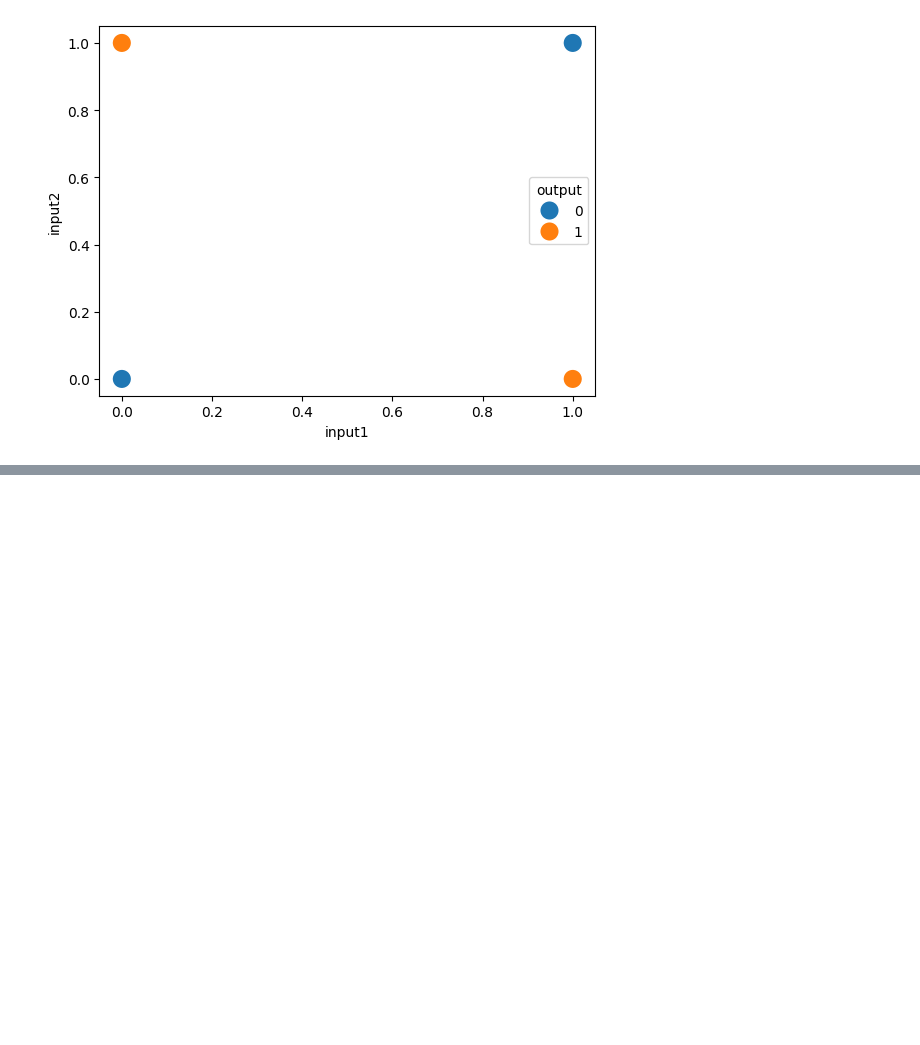
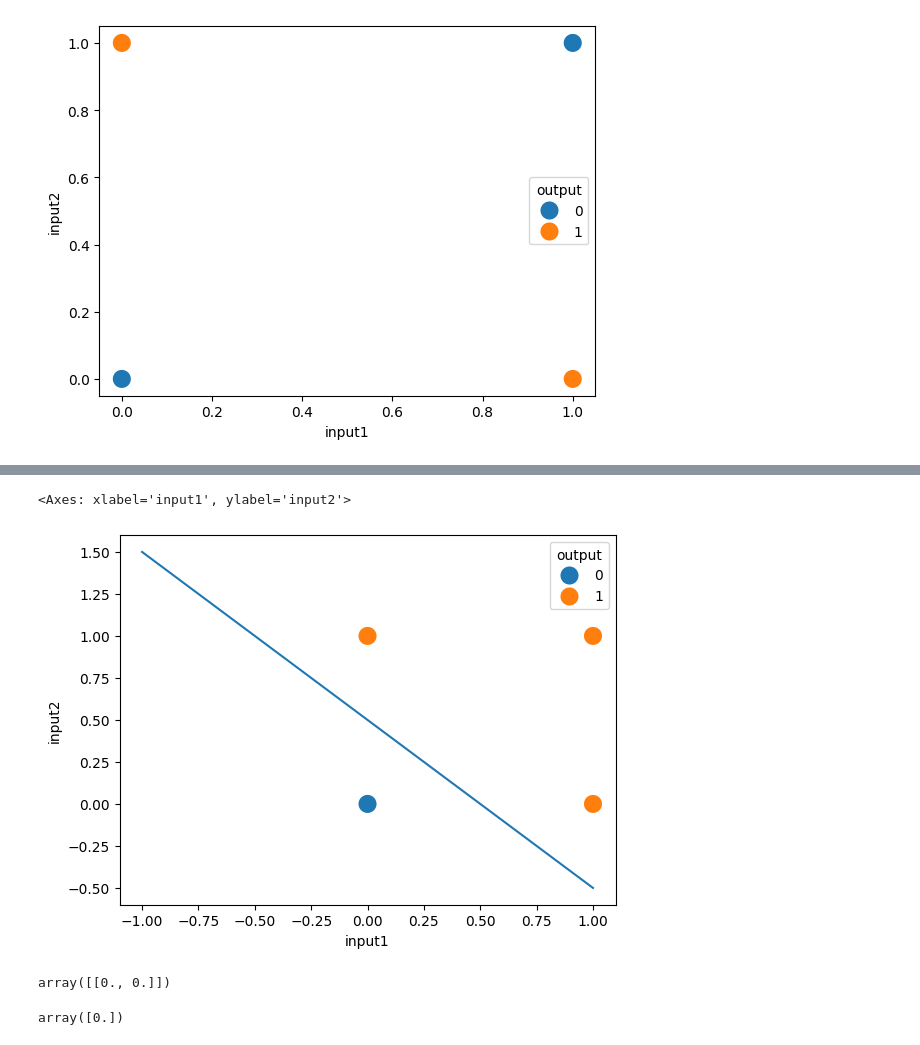
Before and after one commit to Jontybr18211/DL-test-try-, a Jupyter notebook: perceptron problem.ipynb, the cells around one changed output, grey strips where cells are left out. Drawn from its saved outputs; the diff is of its cells as text; code cells hidden in the pictures; blank space fills up the shorter version.

```diff
--- a/perceptron problem.ipynb
+++ b/perceptron problem.ipynb
@@ -36,0 +73,17 @@ sns.scatterplot(x='input1', y='input2', hue='output', s=200, data=xor_data)
+# %%
+x1 = np.linspace(-1,1,5)
+y1 = - x1  + 0.5
+# %%
+plt.plot(x1,y1)
+sns.scatterplot(x='input1', y='input2', hue = 'output', s=200, data = or_data)
+# %% [output]
+<Axes: xlabel='input1', ylabel='input2'>
+[figure, added]
+# %%
+clf3.coef_
+# %% [output]
+array([[0., 0.]])
+# %%
+clf3.intercept_
+# %% [output]
+array([0.])
```
Also changed, not shown: parts of 10 cells of this notebook.
